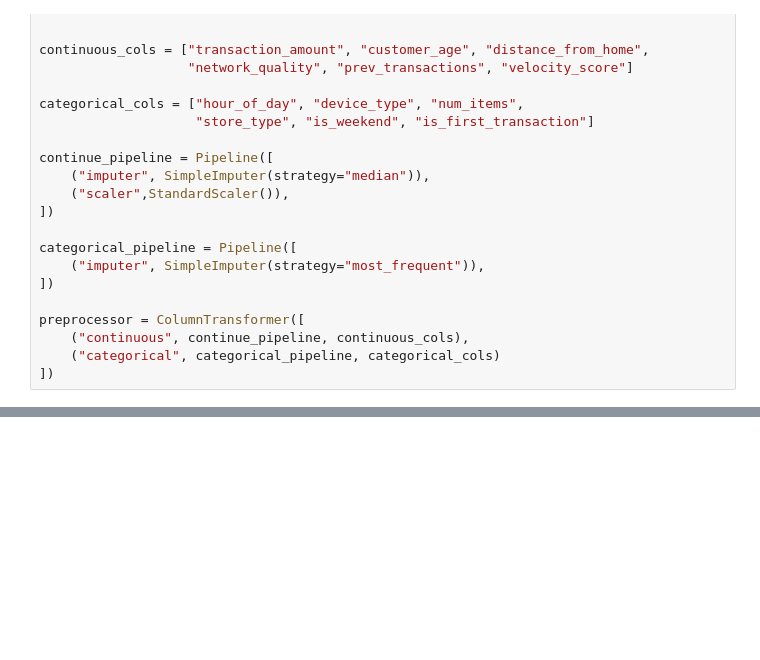
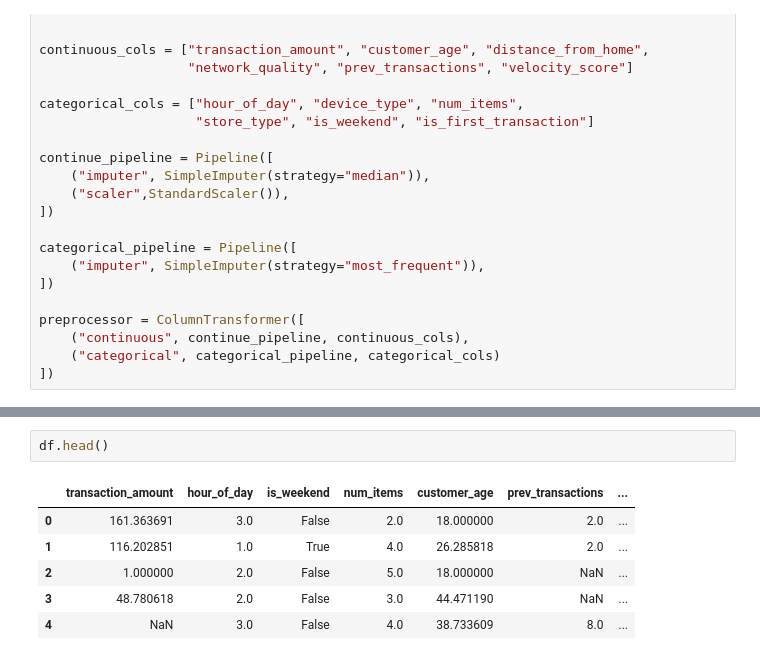
Before and after one commit to nnewtanachat/ML-Fraude, a Jupyter notebook: notebook/eda.ipynb, the cells around one changed output, grey strips where cells are left out. Drawn from its saved outputs; the diff is of its cells as text; blank space fills up the shorter version.

```diff
--- a/notebook/eda.ipynb
+++ b/notebook/eda.ipynb
@@ -227,0 +196,9 @@ joblib.dump(full_pipeline, "../model/fraud_pipeline.pkl")
+# %%
+df.head()
+# %% [output]
+|  | transaction_amount | hour_of_day | is_weekend | num_items | customer_age | prev_transactions | ... |
+| 0 | 161.363691 | 3.0 | False | 2.0 | 18.000000 | 2.0 | ... |
+| 1 | 116.202851 | 1.0 | True | 4.0 | 26.285818 | 2.0 | ... |
+| 2 | 1.000000 | 2.0 | False | 5.0 | 18.000000 | NaN | ... |
+| 3 | 48.780618 | 2.0 | False | 3.0 | 44.471190 | NaN | ... |
+| 4 | NaN | 3.0 | False | 4.0 | 38.733609 | 8.0 | ... |
```
Also changed, not shown: parts of 18 cells of this notebook.
